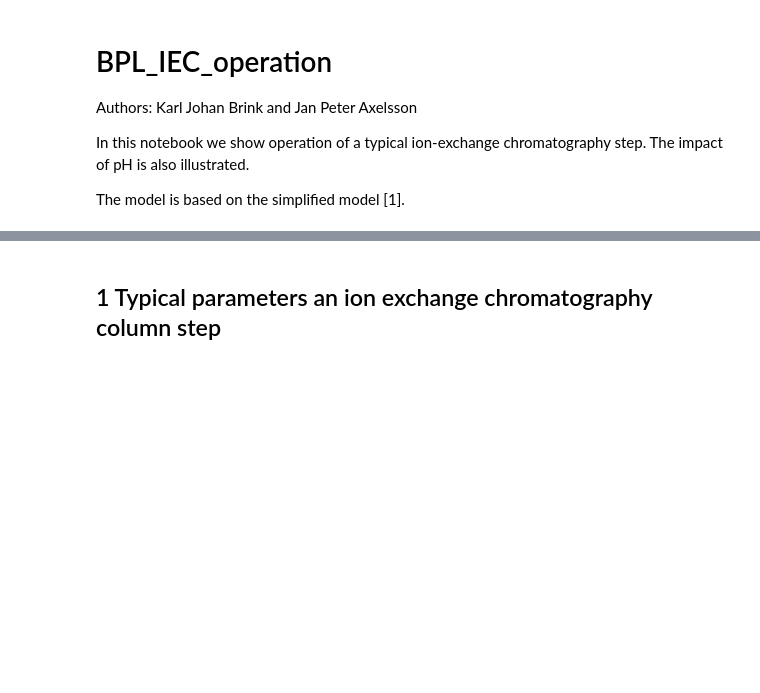
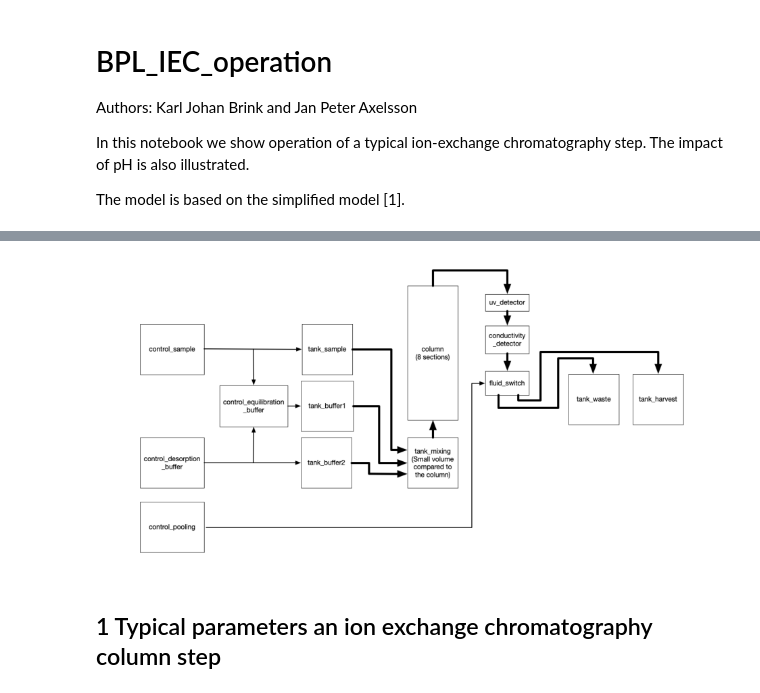
Before and after one commit to janpeter19/BPL_IEC_operation, a Jupyter notebook: BPL_IEC_operation_fmpy.ipynb, the cells around one changed output, grey strips where cells are left out. Drawn from its saved outputs; the diff is of its cells as text; code cells hidden in the pictures; blank space fills up the shorter version.

Commit message:
Updated FMU-explore to 0.9.8 and process diagram

```diff
--- a/BPL_IEC_operation_fmpy.ipynb
+++ b/BPL_IEC_operation_fmpy.ipynb
@@ -27,6 +28,11 @@ Brief information about a command by help(), eg help(simu)
 Key system information is listed with the command system_info()
 # %%
 plt.rcParams['figure.figsize'] = [30/2.54, 24/2.54]
+# %%
+# The process diagram is made outside Modelica to illustrate the configuration
+process_diagram()
+# %% [output]
+[figure, added]
 # %% [markdown]
 ## 1 Typical parameters an ion exchange chromatography column step
 # %%
```
Also changed, not shown: parts of 2 cells of this notebook, 8 other files.
